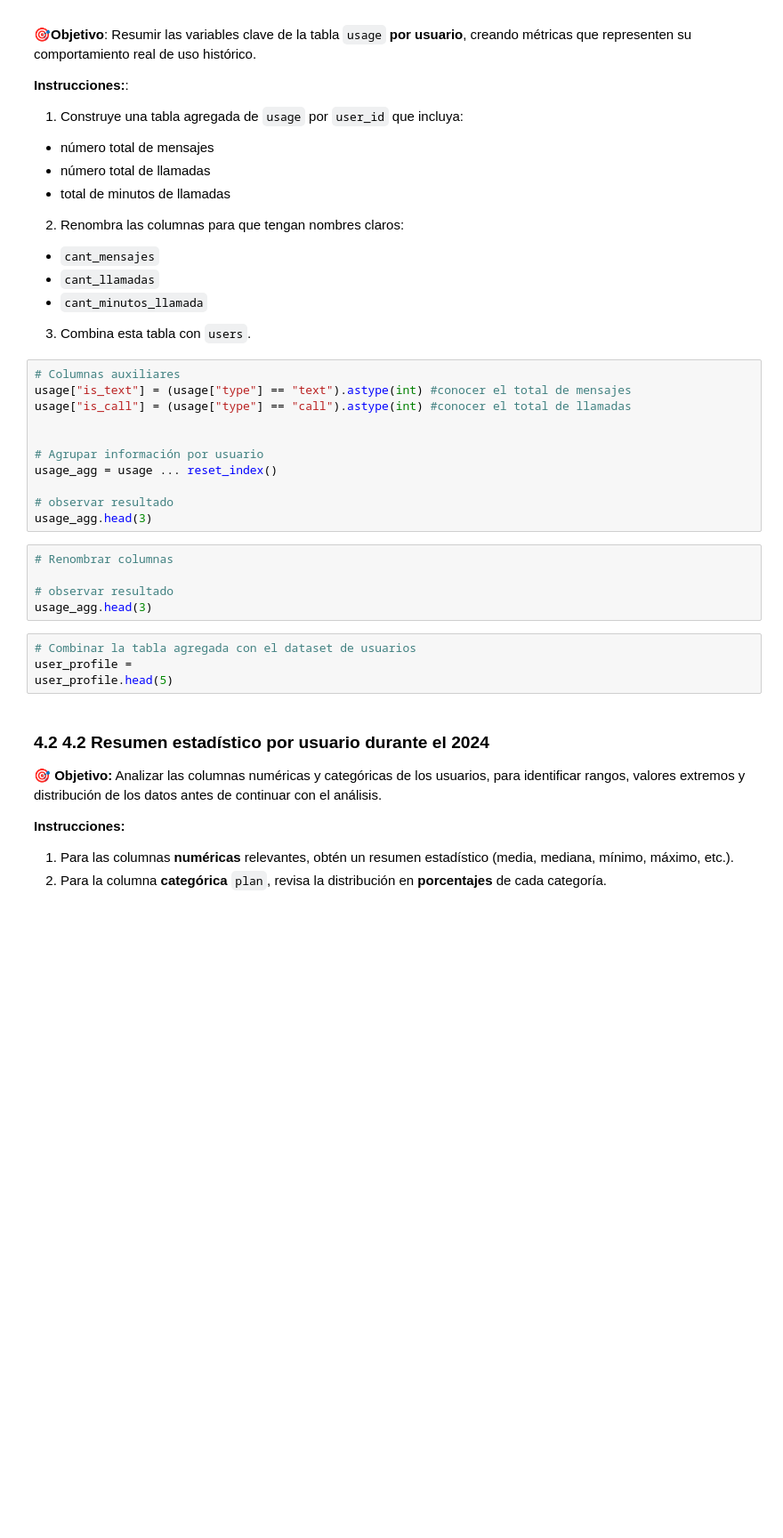
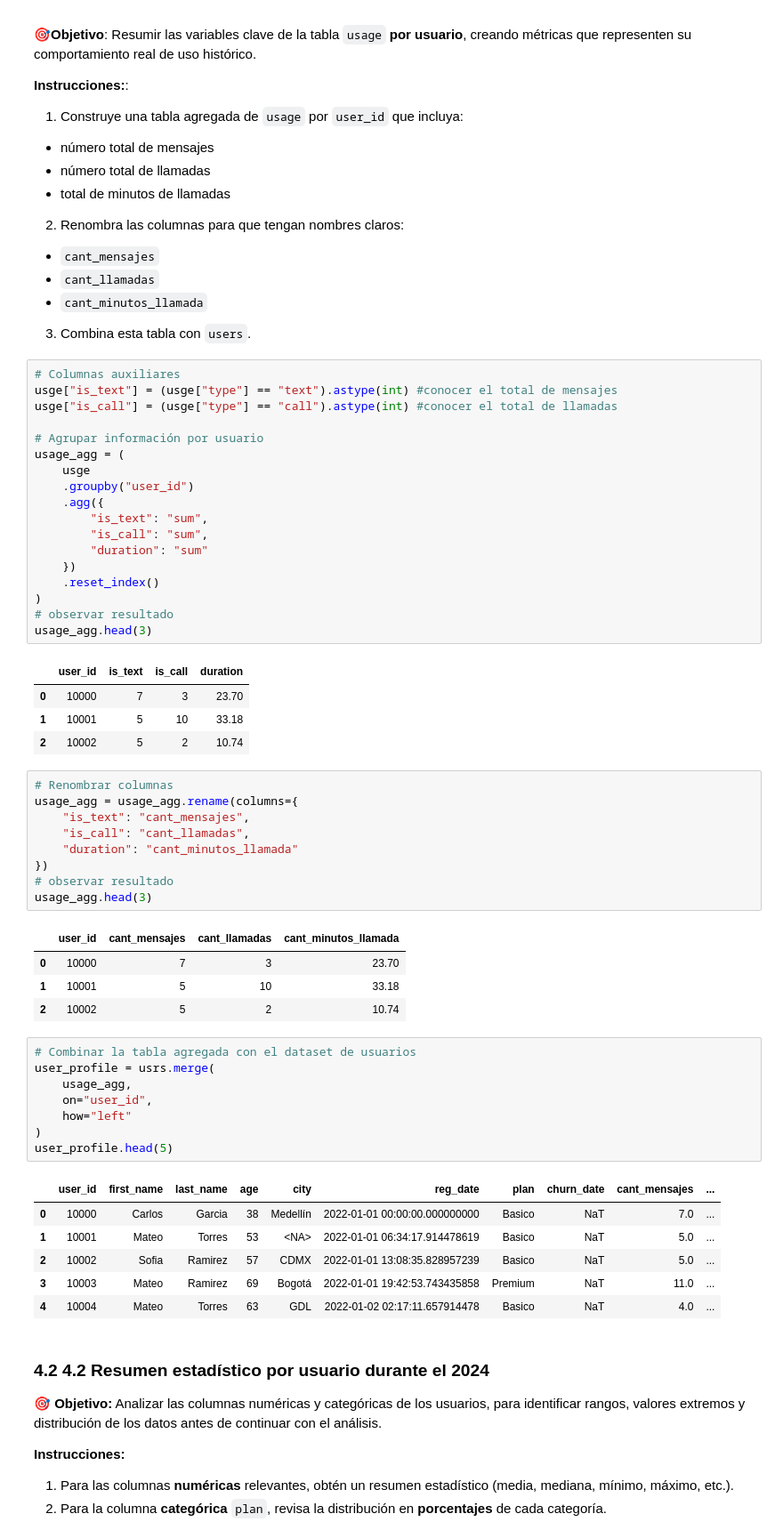
Before and after one commit to FithoGerardo/Analysis-of-a-telecommunications-company, a Jupyter notebook: Fitho_S7 Version-Estudiante-Project-ConnectaTel.ipynb, the cells around one changed output. Shown at 89% size. Saved outputs shown, nothing was run; the diff lists cells and outputs as text; blank space fills up the shorter version.

Commit message:
crear perfil de uso por usuario usage left join users

```diff
--- a/Fitho_S7 Version-Estudiante-Project-ConnectaTel.ipynb
+++ b/Fitho_S7 Version-Estudiante-Project-ConnectaTel.ipynb
@@ -742,24 +742,56 @@ Esto confirma que los valores faltantes son MAR (Missing At Random), ya que su a
 3. Combina esta tabla con `users`.
 # %%
 # Columnas auxiliares
-usage["is_text"] = (usage["type"] == "text").astype(int) #conocer el total de mensajes
-usage["is_call"] = (usage["type"] == "call").astype(int) #conocer el total de llamadas
-
+usge["is_text"] = (usge["type"] == "text").astype(int) #conocer el total de mensajes
+usge["is_call"] = (usge["type"] == "call").astype(int) #conocer el total de llamadas
 
 # Agrupar información por usuario
-usage_agg = usage ... reset_index()
-
+usage_agg = (
+    usge
+    .groupby("user_id")
+    .agg({
+        "is_text": "sum",
+        "is_call": "sum",
+        "duration": "sum"
+    })
+    .reset_index()
+)
 # observar resultado
 usage_agg.head(3)
+# %% [output]
+|  | user_id | is_text | is_call | duration |
+| 0 | 10000 | 7 | 3 | 23.70 |
+| 1 | 10001 | 5 | 10 | 33.18 |
+| 2 | 10002 | 5 | 2 | 10.74 |
 # %%
 # Renombrar columnas
-
+usage_agg = usage_agg.rename(columns={
+    "is_text": "cant_mensajes",
+    "is_call": "cant_llamadas",
+    "duration": "cant_minutos_llamada"
+})
 # observar resultado
 usage_agg.head(3)
+# %% [output]
+|  | user_id | cant_mensajes | cant_llamadas | cant_minutos_llamada |
+| 0 | 10000 | 7 | 3 | 23.70 |
+| 1 | 10001 | 5 | 10 | 33.18 |
+| 2 | 10002 | 5 | 2 | 10.74 |
 # %%
 # Combinar la tabla agregada con el dataset de usuarios
-user_profile =
+user_profile = usrs.merge(
+    usage_agg,
+    on="user_id",
+    how="left"
+)
 user_profile.head(5)
+# %% [output]
+|  | user_id | first_name | last_name | age | city | reg_date | plan | churn_date | cant_mensajes | ... |
+| 0 | 10000 | Carlos | Garcia | 38 | Medellín | 2022-01-01 00:00:00.000000000 | Basico | NaT | 7.0 | ... |
+| 1 | 10001 | Mateo | Torres | 53 | <NA> | 2022-01-01 06:34:17.914478619 | Basico | NaT | 5.0 | ... |
+| 2 | 10002 | Sofia | Ramirez | 57 | CDMX | 2022-01-01 13:08:35.828957239 | Basico | NaT | 5.0 | ... |
+| 3 | 10003 | Mateo | Ramirez | 69 | Bogotá | 2022-01-01 19:42:53.743435858 | Premium | NaT | 11.0 | ... |
+| 4 | 10004 | Mateo | Torres | 63 | GDL | 2022-01-02 02:17:11.657914478 | Basico | NaT | 4.0 | ... |
 # %% [markdown]
 ### 4.2 4.2 Resumen estadístico por usuario durante el 2024
 
```
